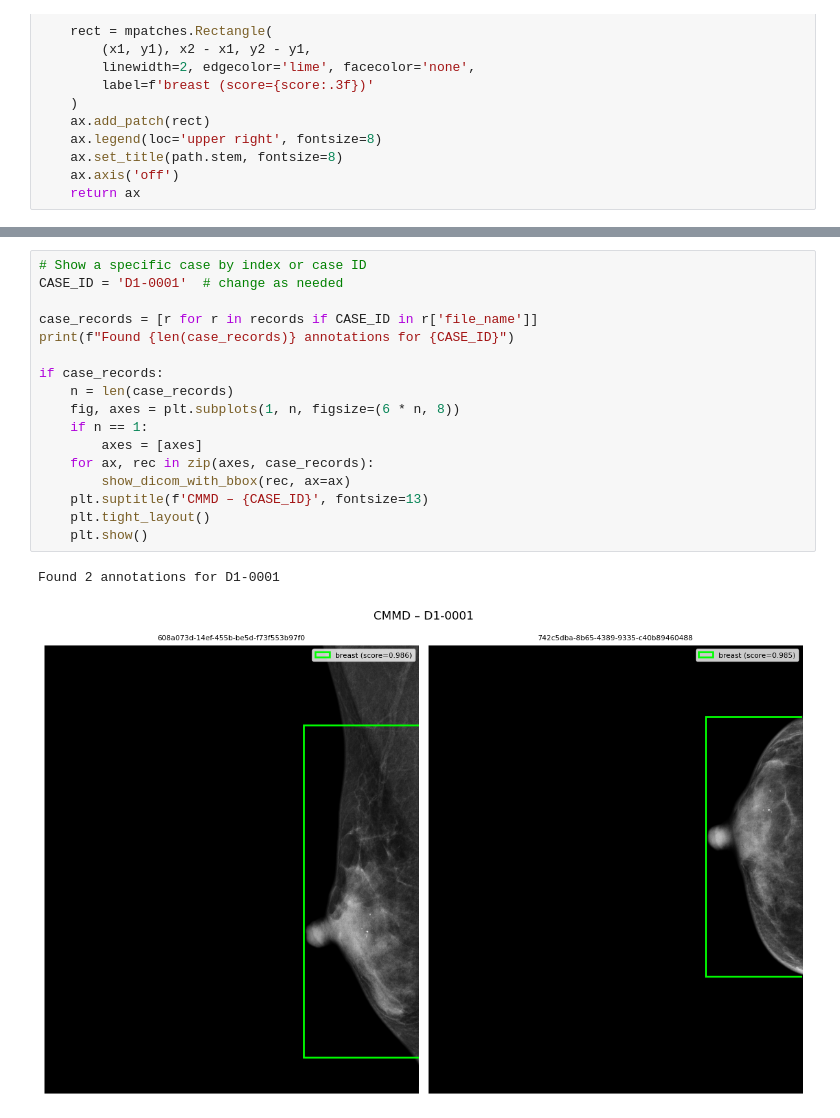
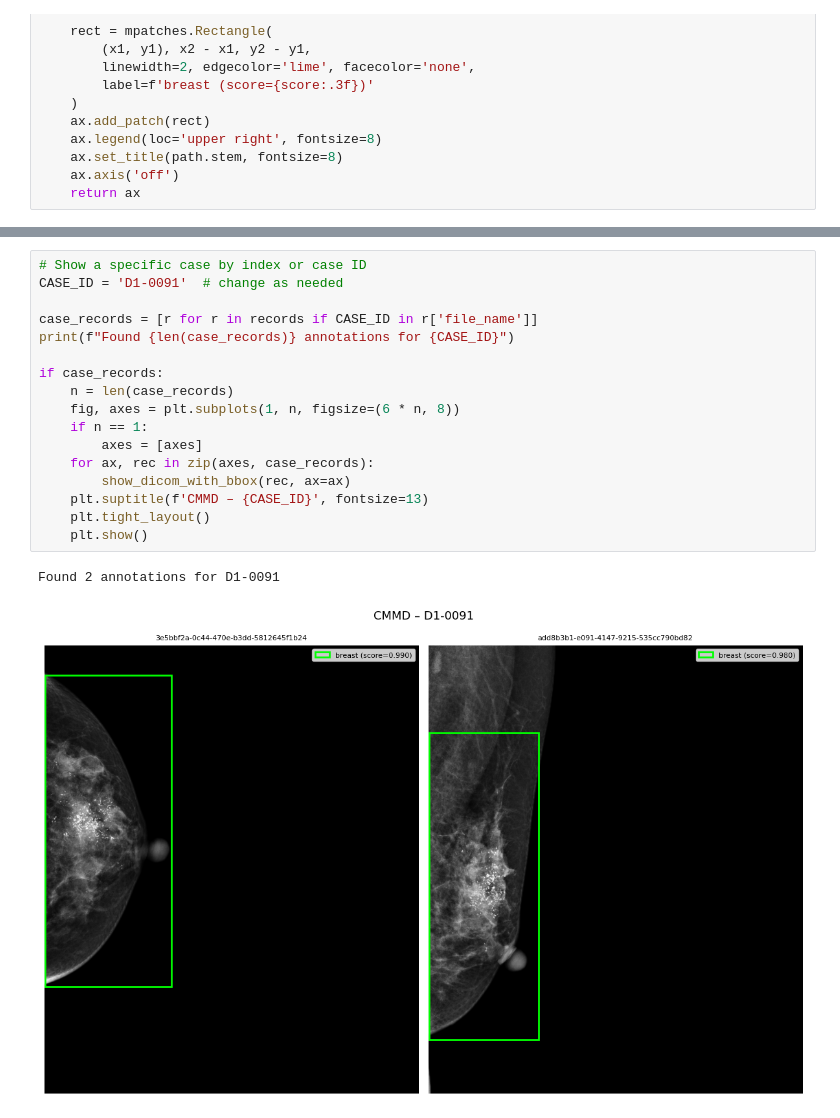
Before and after one commit to eloygarcia/Preprocessing, a Jupyter notebook: notebooks/02_cmmd_breast_regions.ipynb, the cells around one changed output, grey strips where cells are left out. Saved outputs shown, nothing was run; the diff lists cells and outputs as text.

```diff
--- a/notebooks/02_cmmd_breast_regions.ipynb
+++ b/notebooks/02_cmmd_breast_regions.ipynb
@@ -86,20 +86,20 @@ plt.show()
 # %%
 # Show a specific case by index or case ID
-CASE_ID = 'D1-0001'  # change as needed
+CASE_ID = 'D1-0091'  # change as needed
 
 case_records = [r for r in records if CASE_ID in r['file_name']]
 print(f"Found {len(case_records)} annotations for {CASE_ID}")
 
 if case_records:
     n = len(case_records)
     fig, axes = plt.subplots(1, n, figsize=(6 * n, 8))
     if n == 1:
         axes = [axes]
     for ax, rec in zip(axes, case_records):
         show_dicom_with_bbox(rec, ax=ax)
     plt.suptitle(f'CMMD – {CASE_ID}', fontsize=13)
     plt.tight_layout()
     plt.show()
 # %% [output]
-Found 2 annotations for D1-0001
+Found 2 annotations for D1-0091
-[figure, old version]
+[figure, new version]
```
Also changed, not shown: parts of 3 cells of this notebook.
